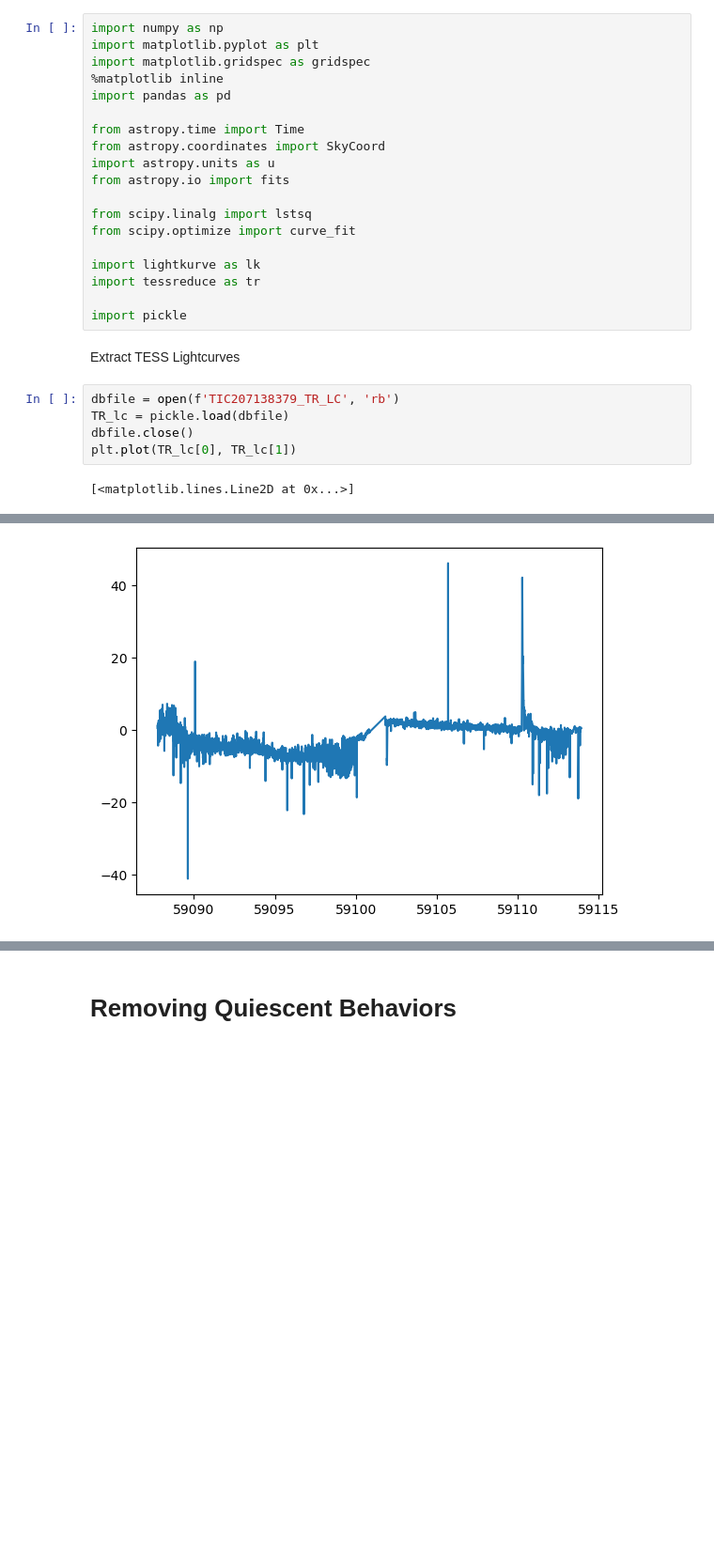
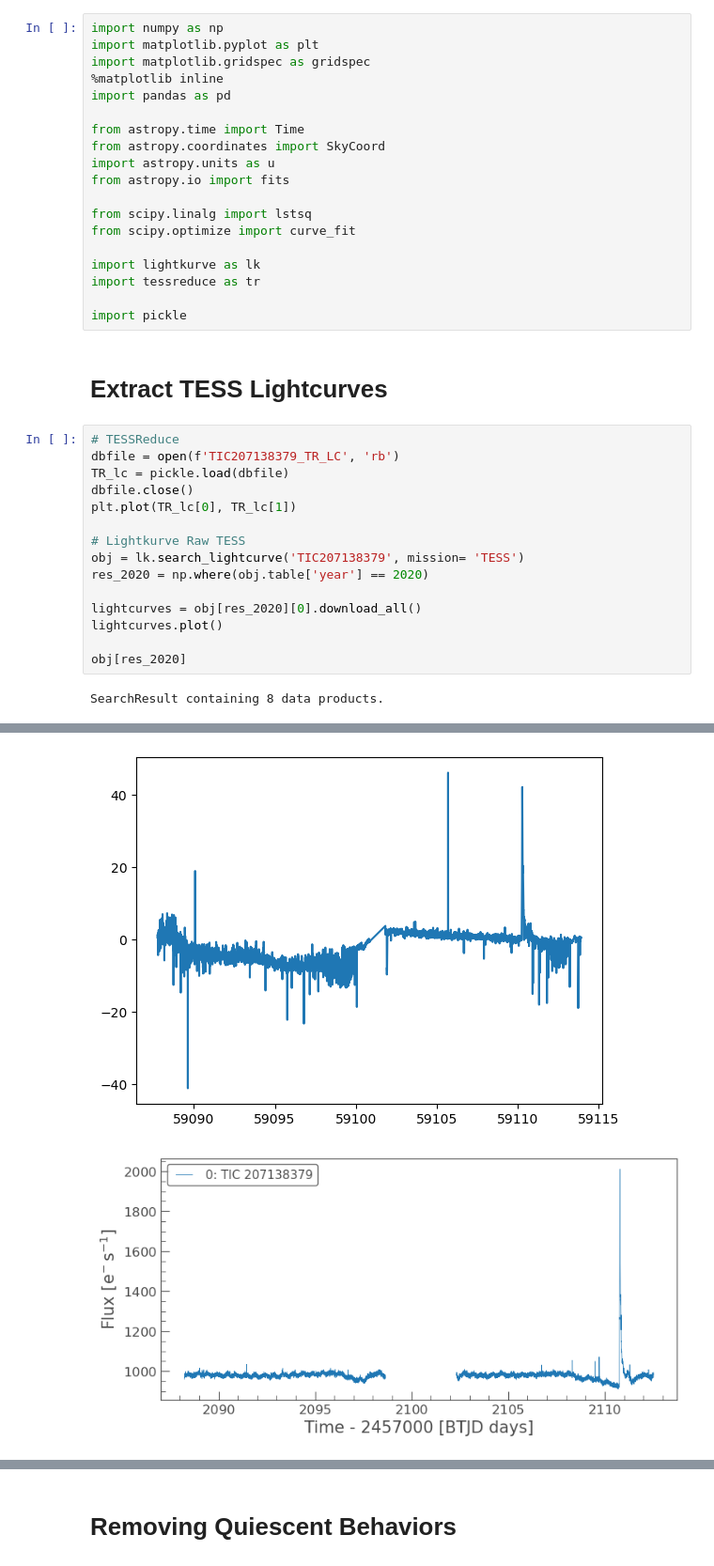
Before and after one commit to VishnuGade/SPT_Flares, a Jupyter notebook: tess_flare_isolation.ipynb, the cells around one changed output, grey strips where cells are left out. Shown at 94% size. Saved outputs shown, nothing was run; the diff lists cells and outputs as text; blank space fills up the shorter version.

```diff
--- a/tess_flare_isolation.ipynb
+++ b/tess_flare_isolation.ipynb
@@ -18,11 +18,21 @@ import tessreduce as tr
 
 import pickle
 # %% [markdown]
-Extract TESS Lightcurves
+# Extract TESS Lightcurves
 # %%
+# TESSReduce
 dbfile = open(f'TIC207138379_TR_LC', 'rb')
 TR_lc = pickle.load(dbfile)
 dbfile.close()
 plt.plot(TR_lc[0], TR_lc[1])
+
+# Lightkurve Raw TESS
+obj = lk.search_lightcurve('TIC207138379', mission= 'TESS')
+res_2020 = np.where(obj.table['year'] == 2020)
+
+lightcurves = obj[res_2020][0].download_all()
+lightcurves.plot()
+
+obj[res_2020]
 # %% [output]
-[<matplotlib.lines.Line2D at 0x...>]
+SearchResult containing 8 data products.
@@ -29 +49,2 @@ plt.plot(TR_lc[0], TR_lc[1])
 [figure]
+[figure, added]
```
Also changed, not shown: parts of 8 cells of this notebook, 2 other files.
